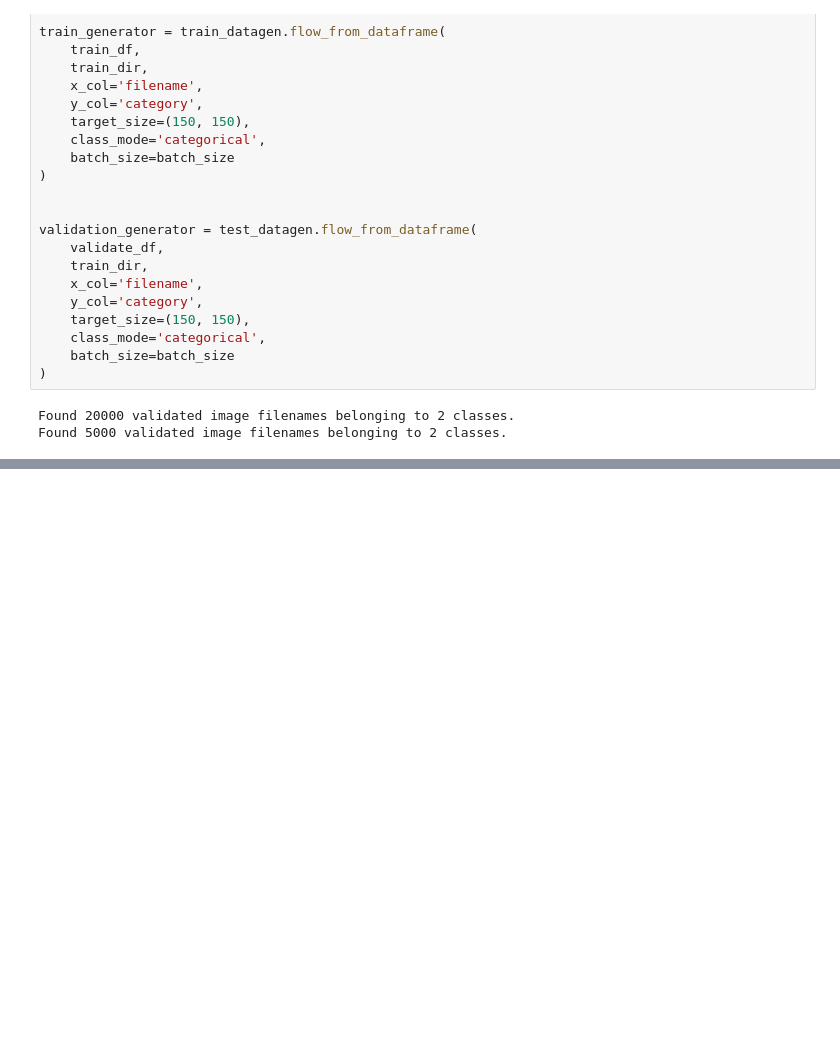
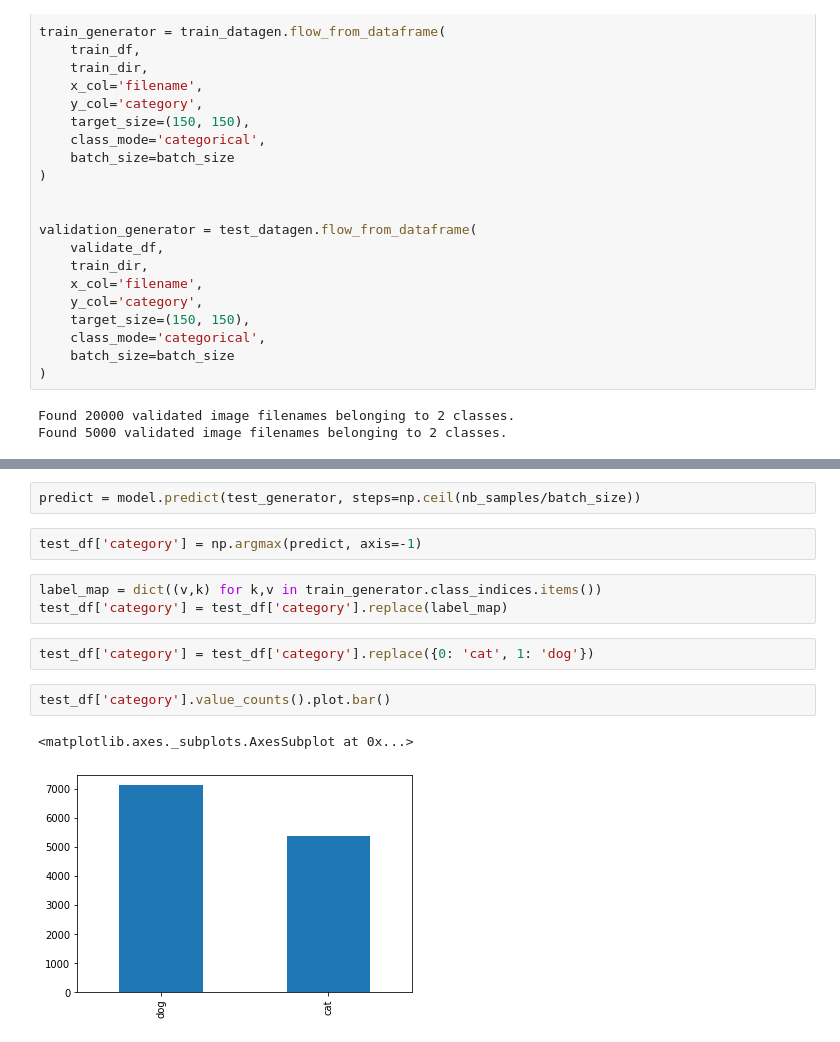
Before and after one commit to Jieun1018/Kaggle-Challenge, a Jupyter notebook: Dogs_vs_Cats.ipynb, the cells around one changed output, grey strips where cells are left out. Drawn from its saved outputs; the diff is of its cells as text; blank space fills up the shorter version.

```diff
--- a/Dogs_vs_Cats.ipynb
+++ b/Dogs_vs_Cats.ipynb
@@ -332,0 +347,14 @@ plt.show()
+# %%
+predict = model.predict(test_generator, steps=np.ceil(nb_samples/batch_size))
+# %%
+test_df['category'] = np.argmax(predict, axis=-1)
+# %%
+label_map = dict((v,k) for k,v in train_generator.class_indices.items())
+test_df['category'] = test_df['category'].replace(label_map)
+# %%
+test_df['category'] = test_df['category'].replace({0: 'cat', 1: 'dog'})
+# %%
+test_df['category'].value_counts().plot.bar()
+# %% [output]
+<matplotlib.axes._subplots.AxesSubplot at 0x...>
+[figure, added]
```
Also changed, not shown: parts of 11 cells of this notebook.
